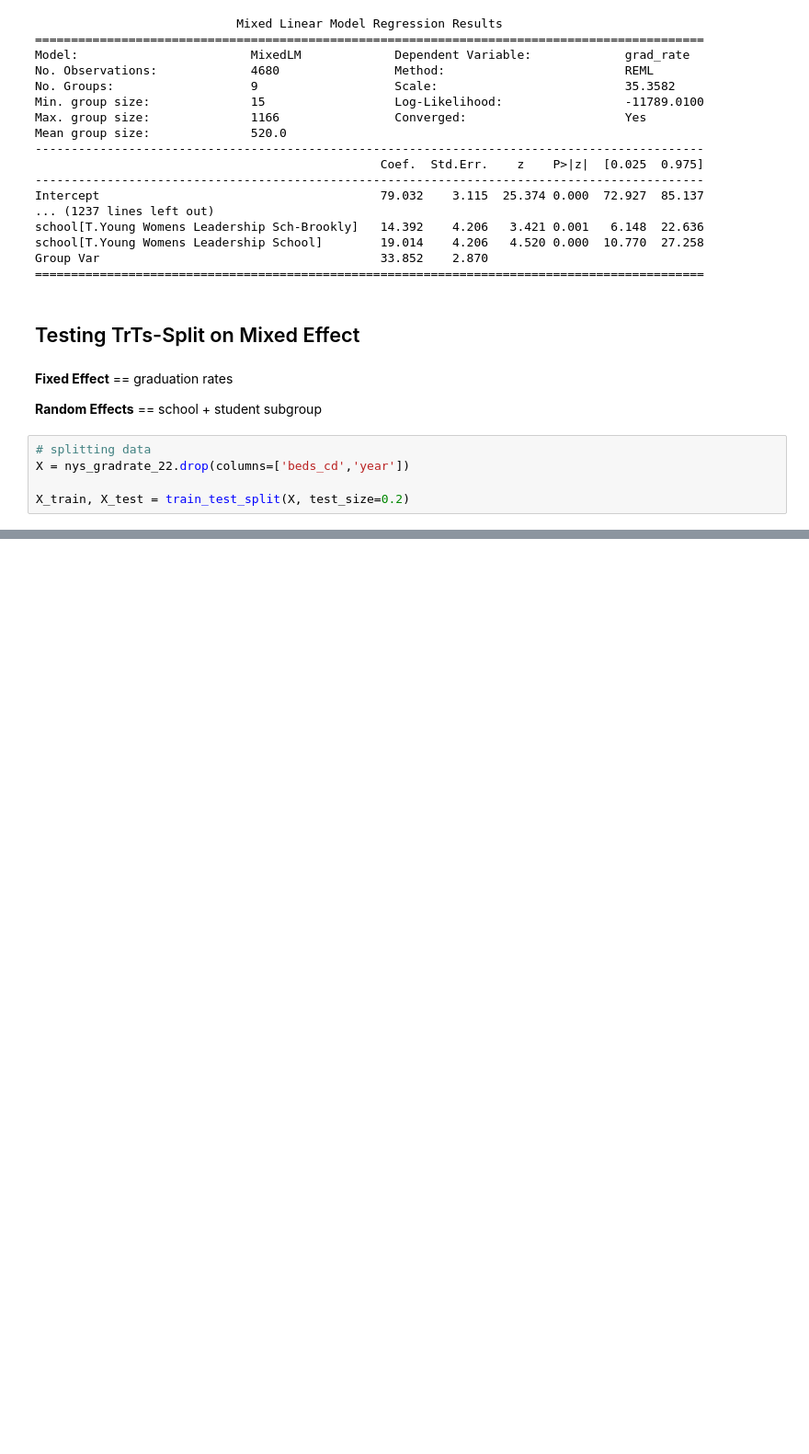
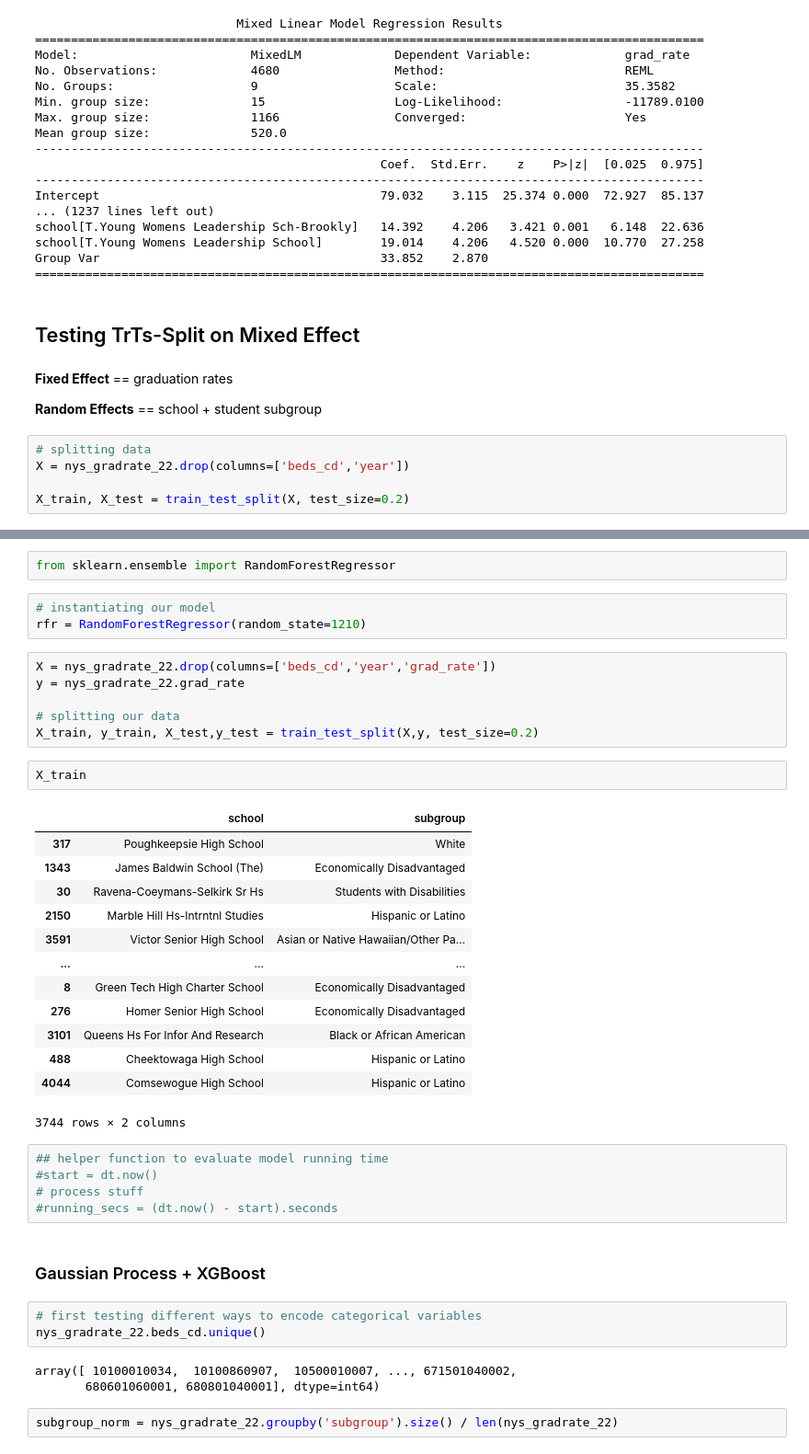
Before and after one commit to asoylatte03/nys-ell-grad-rate, a Jupyter notebook: modeling .ipynb, the cells around one changed output, grey strips where cells are left out. Shown at 92% size. Saved outputs shown, nothing was run; the diff lists cells and outputs as text; blank space fills up the shorter version.

```diff
--- a/modeling .ipynb
+++ b/modeling .ipynb
@@ -247,0 +280,42 @@ ValueError: operands could not be broadcast together with shapes (936,) (3744,)
+# %%
+from sklearn.ensemble import RandomForestRegressor
+# %%
+# instantiating our model
+rfr = RandomForestRegressor(random_state=1210)
+# %%
+X = nys_gradrate_22.drop(columns=['beds_cd','year','grad_rate'])
+y = nys_gradrate_22.grad_rate
+
+# splitting our data
+X_train, y_train, X_test,y_test = train_test_split(X,y, test_size=0.2)
+# %%
+X_train
+# %% [output]
+|  | school | subgroup |
+| 317 | Poughkeepsie High School | White |
+| 1343 | James Baldwin School (The) | Economically Disadvantaged |
+| 30 | Ravena-Coeymans-Selkirk Sr Hs | Students with Disabilities |
+| 2150 | Marble Hill Hs-Intrntnl Studies | Hispanic or Latino |
+| 3591 | Victor Senior High School | Asian or Native Hawaiian/Other Pa... |
+| ... | ... | ... |
+| 8 | Green Tech High Charter School | Economically Disadvantaged |
+| 276 | Homer Senior High School | Economically Disadvantaged |
+| 3101 | Queens Hs For Infor And Research | Black or African American |
+| 488 | Cheektowaga High School | Hispanic or Latino |
+| 4044 | Comsewogue High School | Hispanic or Latino |
+3744 rows × 2 columns
+# %%
+## helper function to evaluate model running time
+#start = dt.now()
+# process stuff
+#running_secs = (dt.now() - start).seconds
+# %% [markdown]
+### Gaussian Process + XGBoost
+# %%
+# first testing different ways to encode categorical variables
+nys_gradrate_22.beds_cd.unique()
+# %% [output]
+array([ 10100010034,  10100860907,  10500010007, ..., 671501040002,
+       680601060001, 680801040001], dtype=int64)
+# %%
+subgroup_norm = nys_gradrate_22.groupby('subgroup').size() / len(nys_gradrate_22)
```
Also changed, not shown: parts of 29 cells of this notebook.
